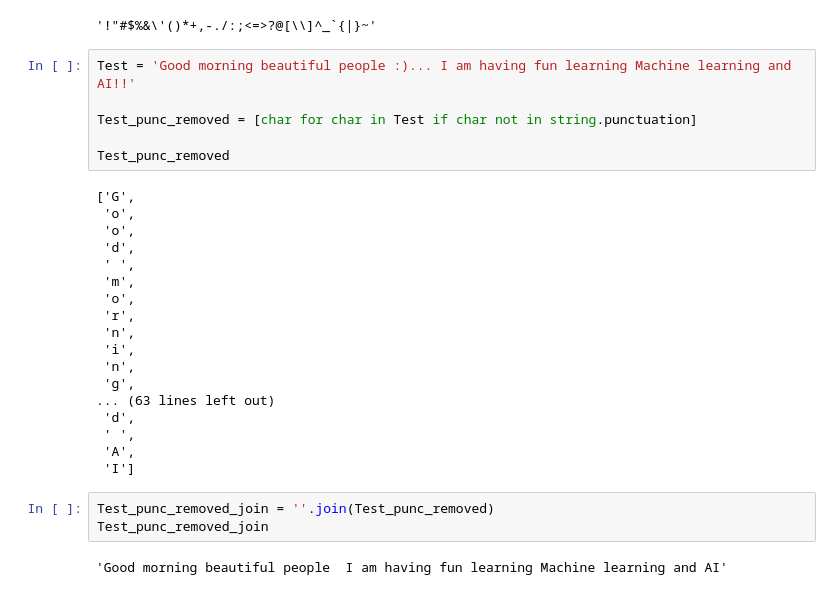
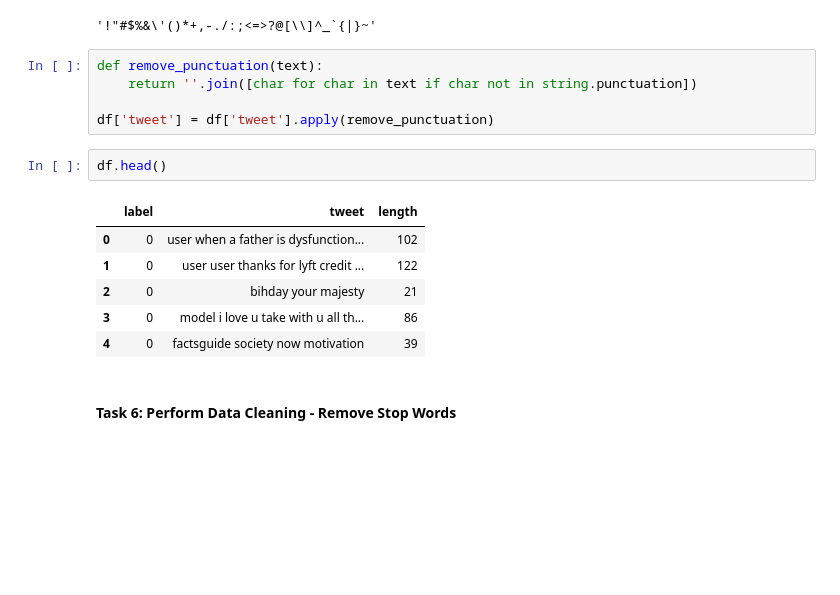
Before and after one commit to Kshitija-Chilbule1/Twitter-Sentiment-Analysis, a Jupyter notebook: Twitter Sentiment Analysis.ipynb, the cells around one changed output. Drawn from its saved outputs; the diff is of its cells as text; blank space fills up the shorter version.

```diff
--- a/Twitter Sentiment Analysis.ipynb
+++ b/Twitter Sentiment Analysis.ipynb
@@ -237,31 +239,18 @@ string.punctuation
 # %% [output]
 '!"#$%&\'()*+,-./:;<=>?@[\\]^_`{|}~'
 # %%
-Test = 'Good morning beautiful people :)... I am having fun learning Machine learning and AI!!'
+def remove_punctuation(text):
+    return ''.join([char for char in text if char not in string.punctuation])
 
-Test_punc_removed = [char for char in Test if char not in string.punctuation]
-
-Test_punc_removed
+df['tweet'] = df['tweet'].apply(remove_punctuation)
-# %% [output]
-['G',
- 'o',
- 'o',
- 'd',
- ' ',
- 'm',
- 'o',
- 'r',
- 'n',
- 'i',
- 'n',
- 'g',
-... (63 lines left out)
- 'd',
- ' ',
- 'A',
- 'I']
-# %%
-Test_punc_removed_join = ''.join(Test_punc_removed)
-Test_punc_removed_join
-# %% [output]
-'Good morning beautiful people  I am having fun learning Machine learning and AI'
+# %%
+df.head()
+# %% [output]
+|  | label | tweet | length |
+| 0 | 0 | user when a father is dysfunction... | 102 |
+| 1 | 0 | user user thanks for lyft credit ... | 122 |
+| 2 | 0 | bihday your majesty | 21 |
+| 3 | 0 | model i love u take with u all th... | 86 |
+| 4 | 0 | factsguide society now motivation | 39 |
+# %% [markdown]
+#### Task 6: Perform Data Cleaning -  Remove Stop Words
```
Also changed, not shown: parts of 7 cells of this notebook.
